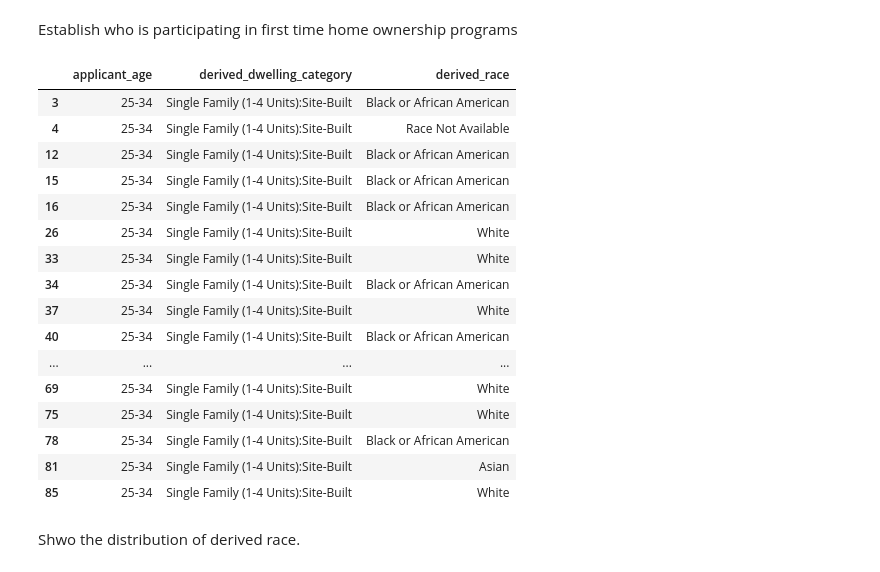
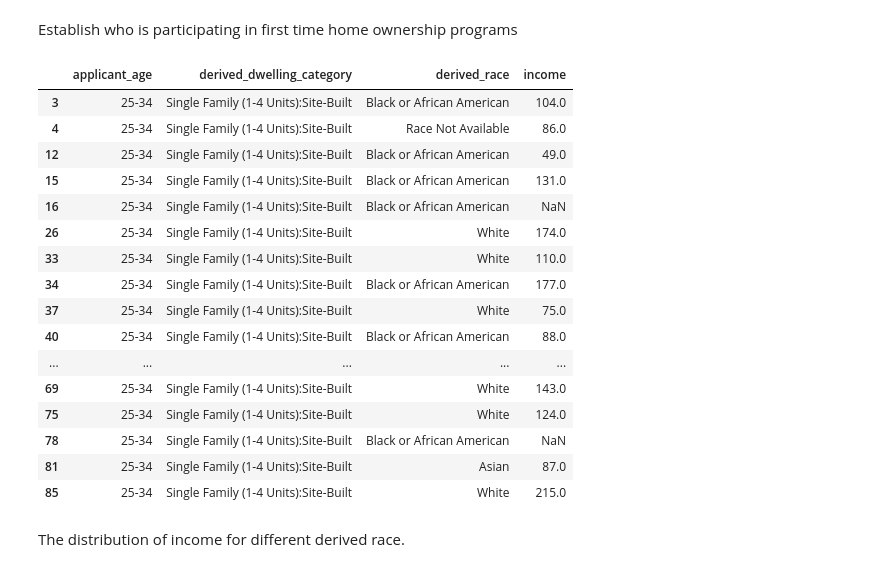
Before and after one commit to BU-Spark/ds-councilor-louijeune-fair-housing, a Jupyter notebook: spring23-team-4/data_code/data_test.ipynb, the cells around one changed output. Saved outputs shown, nothing was run; the diff lists cells and outputs as text; code cells hidden in the pictures.

Commit message:
Graph income for different races and ages. Add my info to the info page.

```diff
--- a/spring23-team-4/data_code/data_test.ipynb
+++ b/spring23-team-4/data_code/data_test.ipynb
@@ -36,26 +36,28 @@ Suffolk: 27140
 # %% [markdown]
 Establish who is participating in first time home ownership programs
 # %%
-df2 = df[['applicant_age', 'derived_dwelling_category', 'derived_race']]
-df2 = df2.loc[((df['applicant_age'] == '25-34') | (df['applicant_age'] == '<25')) & ((df['derived_dwelling_category'] == 'Single Family (1-4 Units):Site-Built') | (df['derived_dwelling_category'] == 'Single Family (1-4 Units):Manufactured'))]
+df2 = df[['applicant_age', 'derived_dwelling_category', 'derived_race', 'income']]
+df2 = df2.loc[((df['applicant_age'] == '25-34') |
+               (df['applicant_age'] == '<25')) & ((df['derived_dwelling_category'] == 'Single Family (1-4 Units):Site-Built') |
+                (df['derived_dwelling_category'] == 'Single Family (1-4 Units):Manufactured'))]
 df2.head(20)
 # %% [output]
-|  | applicant_age | derived_dwelling_category | derived_race |
-| 3 | 25-34 | Single Family (1-4 Units):Site-Built | Black or African American |
-| 4 | 25-34 | Single Family (1-4 Units):Site-Built | Race Not Available |
-| 12 | 25-34 | Single Family (1-4 Units):Site-Built | Black or African American |
-| 15 | 25-34 | Single Family (1-4 Units):Site-Built | Black or African American |
-| 16 | 25-34 | Single Family (1-4 Units):Site-Built | Black or African American |
-| 26 | 25-34 | Single Family (1-4 Units):Site-Built | White |
-| 33 | 25-34 | Single Family (1-4 Units):Site-Built | White |
-| 34 | 25-34 | Single Family (1-4 Units):Site-Built | Black or African American |
-| 37 | 25-34 | Single Family (1-4 Units):Site-Built | White |
-| 40 | 25-34 | Single Family (1-4 Units):Site-Built | Black or African American |
-| ... | ... | ... | ... |
-| 69 | 25-34 | Single Family (1-4 Units):Site-Built | White |
-| 75 | 25-34 | Single Family (1-4 Units):Site-Built | White |
-| 78 | 25-34 | Single Family (1-4 Units):Site-Built | Black or African American |
-| 81 | 25-34 | Single Family (1-4 Units):Site-Built | Asian |
-| 85 | 25-34 | Single Family (1-4 Units):Site-Built | White |
+|  | applicant_age | derived_dwelling_category | derived_race | income |
+| 3 | 25-34 | Single Family (1-4 Units):Site-Built | Black or African American | 104.0 |
+| 4 | 25-34 | Single Family (1-4 Units):Site-Built | Race Not Available | 86.0 |
+| 12 | 25-34 | Single Family (1-4 Units):Site-Built | Black or African American | 49.0 |
+| 15 | 25-34 | Single Family (1-4 Units):Site-Built | Black or African American | 131.0 |
+| 16 | 25-34 | Single Family (1-4 Units):Site-Built | Black or African American | NaN |
+| 26 | 25-34 | Single Family (1-4 Units):Site-Built | White | 174.0 |
+| 33 | 25-34 | Single Family (1-4 Units):Site-Built | White | 110.0 |
+| 34 | 25-34 | Single Family (1-4 Units):Site-Built | Black or African American | 177.0 |
+| 37 | 25-34 | Single Family (1-4 Units):Site-Built | White | 75.0 |
+| 40 | 25-34 | Single Family (1-4 Units):Site-Built | Black or African American | 88.0 |
+| ... | ... | ... | ... | ... |
+| 69 | 25-34 | Single Family (1-4 Units):Site-Built | White | 143.0 |
+| 75 | 25-34 | Single Family (1-4 Units):Site-Built | White | 124.0 |
+| 78 | 25-34 | Single Family (1-4 Units):Site-Built | Black or African American | NaN |
+| 81 | 25-34 | Single Family (1-4 Units):Site-Built | Asian | 87.0 |
+| 85 | 25-34 | Single Family (1-4 Units):Site-Built | White | 215.0 |
 # %% [markdown]
-Shwo the distribution of derived race.
+The distribution of income for different derived race.
```
Also changed, not shown: parts of 5 cells of this notebook, 1 other file.
